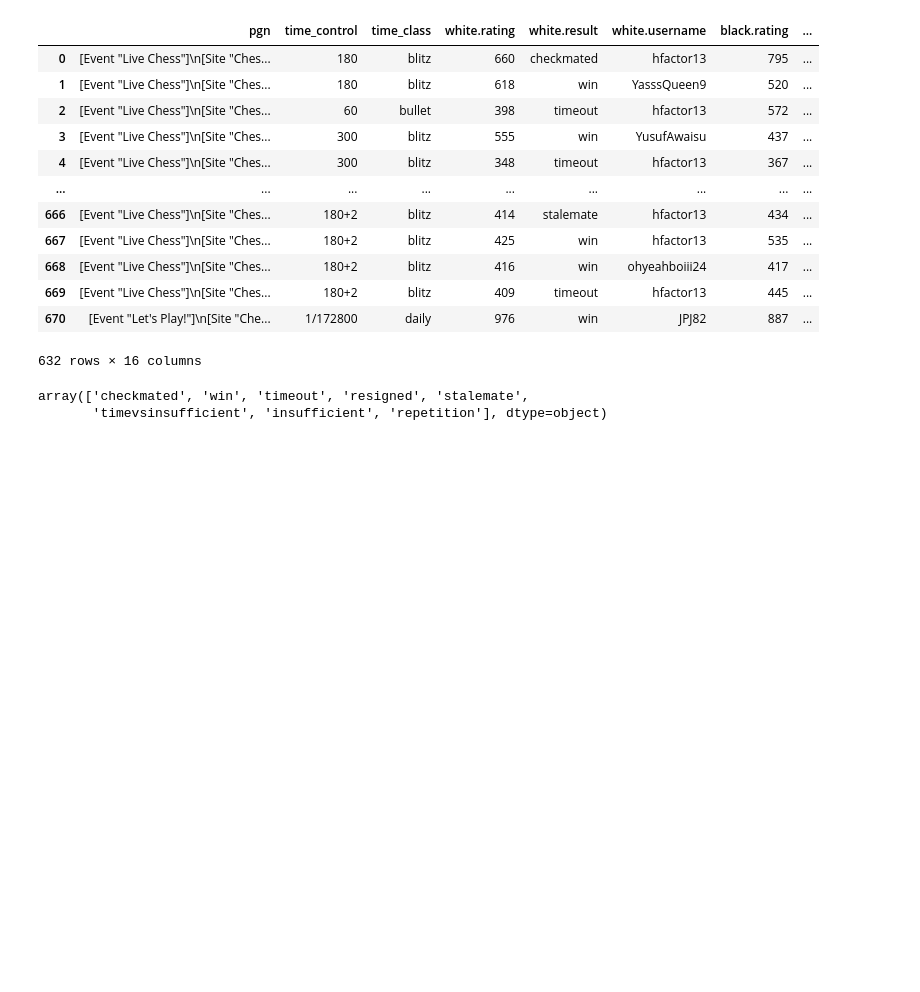
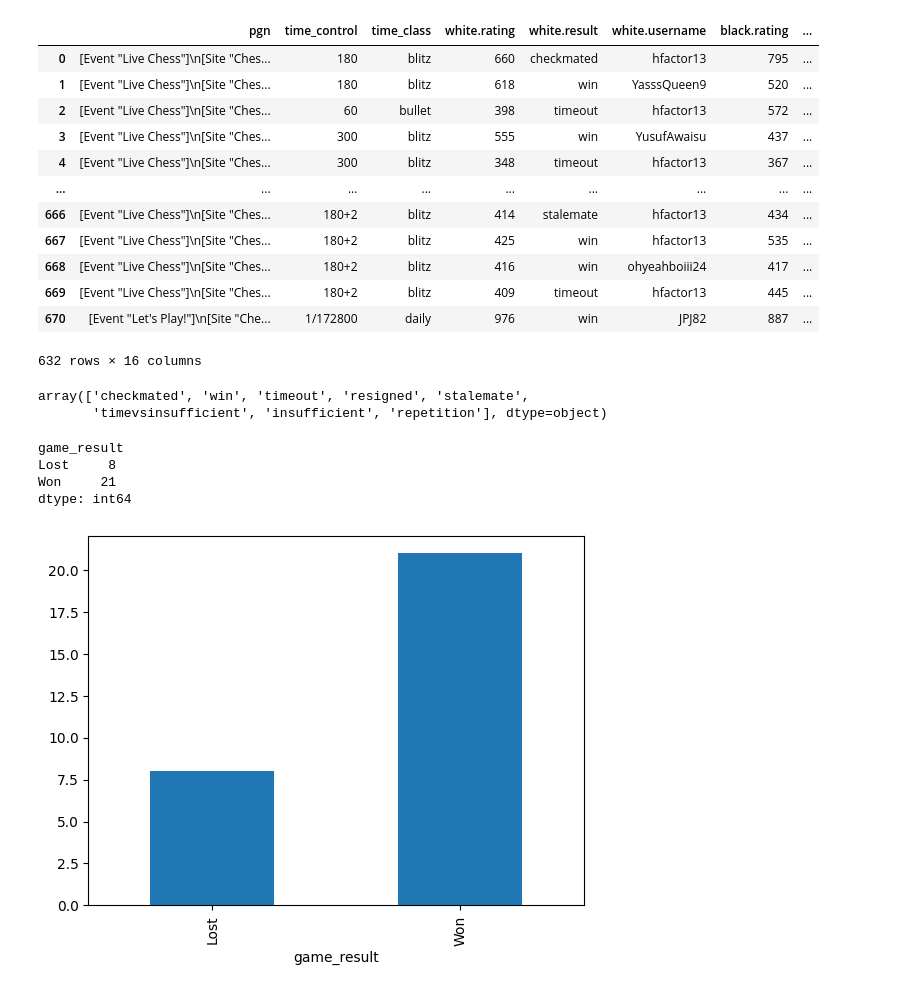
Before and after one commit to hfactor13/MyChessGames, a Jupyter notebook: chess_analysis.ipynb, the cells around one changed output. Cells and saved outputs as stored; diff of their text form; code cells hidden in the pictures; blank space fills up the shorter version.

Commit message:
Starting the visualization process
I started out by figuring out how many wins, losses, and draws I had for different time controls.

```diff
--- a/chess_analysis.ipynb
+++ b/chess_analysis.ipynb
@@ -278,3 +278,12 @@ blitz_games = chess_games[chess_games["time_class"] == "blitz"]
 bullet_games = chess_games[chess_games["time_class"] == "bullet"]
 daily_games = chess_games[chess_games["time_class"] == "daily"]
 rapid_games = chess_games[chess_games["time_class"] == "rapid"]
+# %%
+daily_games.groupby("game_result").size().plot.bar()
+print(daily_games.groupby("game_result").size())
+# %% [output]
+game_result
+Lost     8
+Won     21
+dtype: int64
+[figure, added]
```
Also changed, not shown: parts of 4 cells of this notebook.
